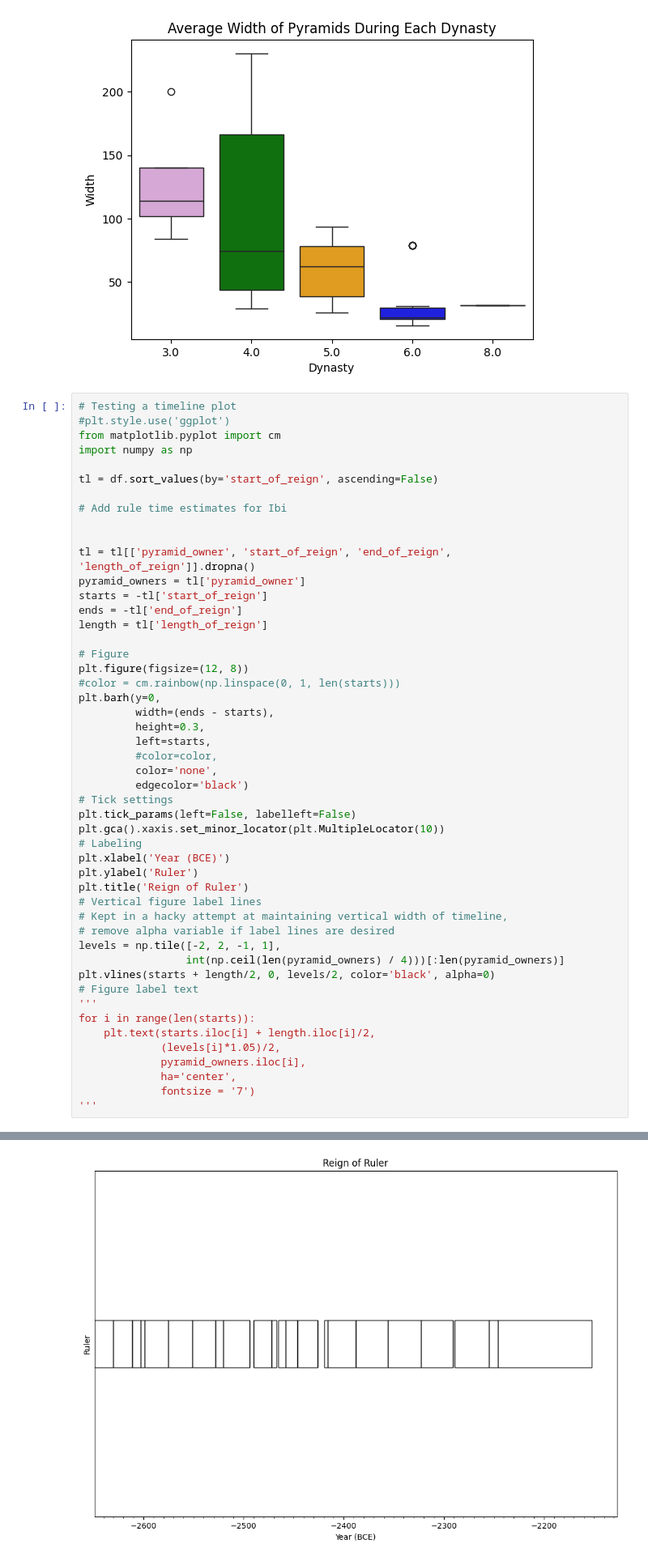
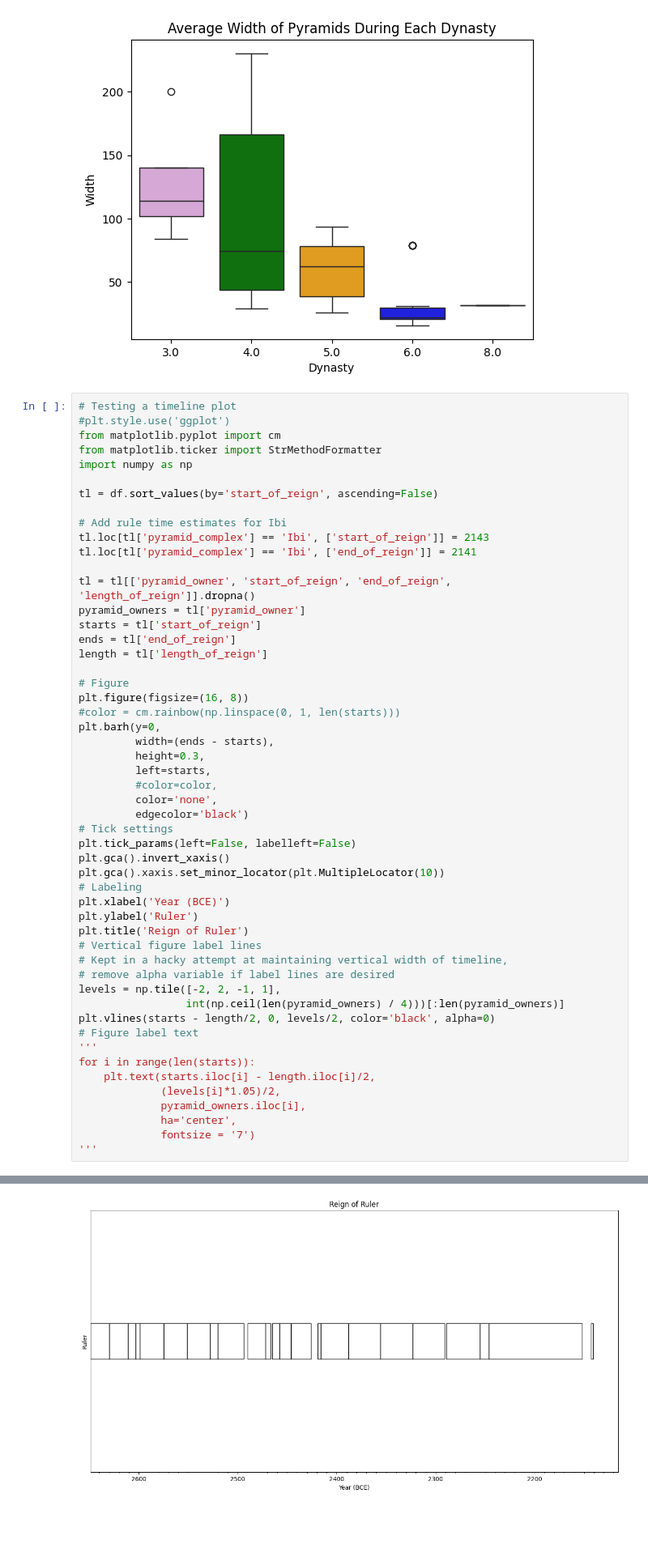
Before and after one commit to brown-ccv/egyptology-viz, a Jupyter notebook: Notebooks/visualizations.ipynb, the cells around one changed output, grey strips where cells are left out. Shown at 81% size. Drawn from its saved outputs; the diff is of its cells as text; blank space fills up the shorter version.

```diff
--- a/Notebooks/visualizations.ipynb
+++ b/Notebooks/visualizations.ipynb
@@ -68,21 +68,23 @@ Text(0, 0.5, 'Width')
 # Testing a timeline plot
 #plt.style.use('ggplot')
 from matplotlib.pyplot import cm
+from matplotlib.ticker import StrMethodFormatter
 import numpy as np
 
 tl = df.sort_values(by='start_of_reign', ascending=False)
 
 # Add rule time estimates for Ibi
-
+tl.loc[tl['pyramid_complex'] == 'Ibi', ['start_of_reign']] = 2143
+tl.loc[tl['pyramid_complex'] == 'Ibi', ['end_of_reign']] = 2141
 
 tl = tl[['pyramid_owner', 'start_of_reign', 'end_of_reign', 'length_of_reign']].dropna()
 pyramid_owners = tl['pyramid_owner']
-starts = -tl['start_of_reign']
-ends = -tl['end_of_reign']
+starts = tl['start_of_reign']
+ends = tl['end_of_reign']
 length = tl['length_of_reign']
 
 # Figure
-plt.figure(figsize=(12, 8))
+plt.figure(figsize=(16, 8))
 #color = cm.rainbow(np.linspace(0, 1, len(starts)))
 plt.barh(y=0,
          width=(ends - starts),
@@ -93,6 +95,7 @@ plt.barh(y=0,
          edgecolor='black')
 # Tick settings
 plt.tick_params(left=False, labelleft=False)
+plt.gca().invert_xaxis()
 plt.gca().xaxis.set_minor_locator(plt.MultipleLocator(10))
 # Labeling
 plt.xlabel('Year (BCE)')
@@ -103,11 +106,11 @@ plt.title('Reign of Ruler')
 # remove alpha variable if label lines are desired
 levels = np.tile([-2, 2, -1, 1],
                  int(np.ceil(len(pyramid_owners) / 4)))[:len(pyramid_owners)]
-plt.vlines(starts + length/2, 0, levels/2, color='black', alpha=0)
+plt.vlines(starts - length/2, 0, levels/2, color='black', alpha=0)
 # Figure label text
 '''
 for i in range(len(starts)):
-    plt.text(starts.iloc[i] + length.iloc[i]/2,
+    plt.text(starts.iloc[i] - length.iloc[i]/2,
              (levels[i]*1.05)/2,
              pyramid_owners.iloc[i],
              ha='center',
@@ -118,4 +121,4 @@ for i in range(len(starts)):
-[figure, old version]
+[figure, new version]
 # %% [markdown]
 ### Thoughts on above
 
```
Also changed, not shown: parts of 1 cell of this notebook, 1 other file.
